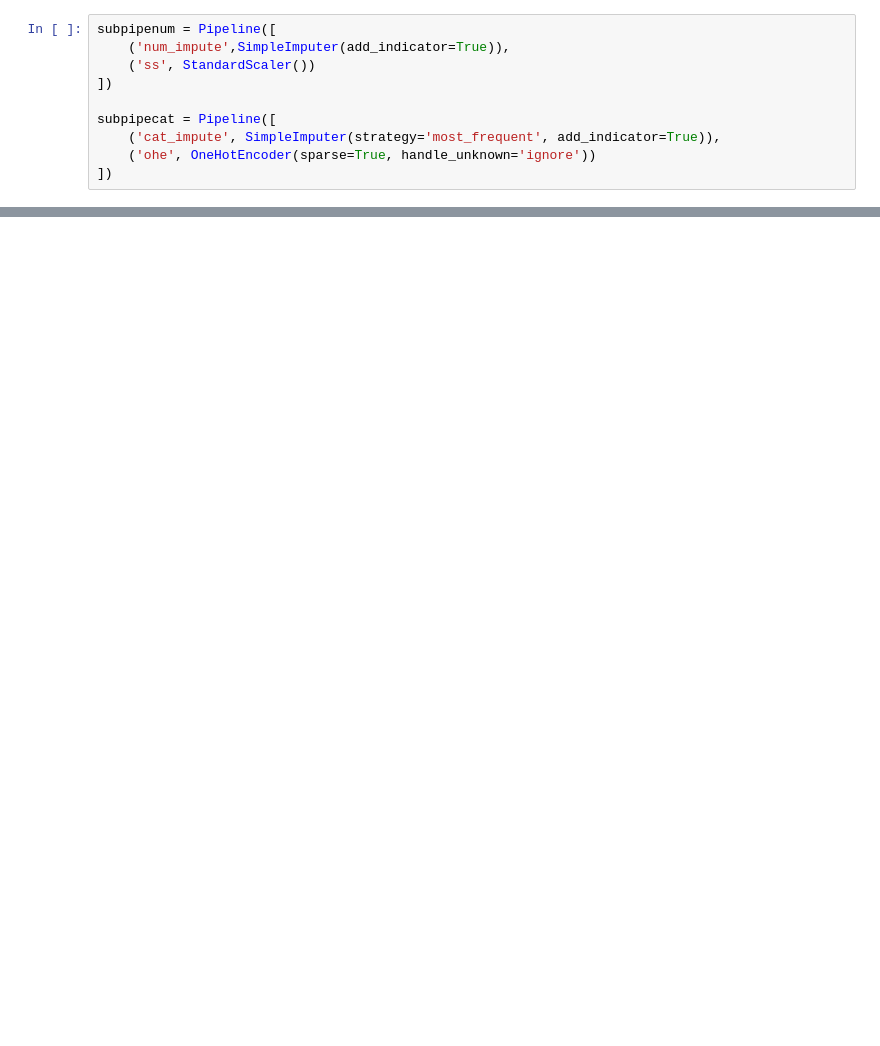
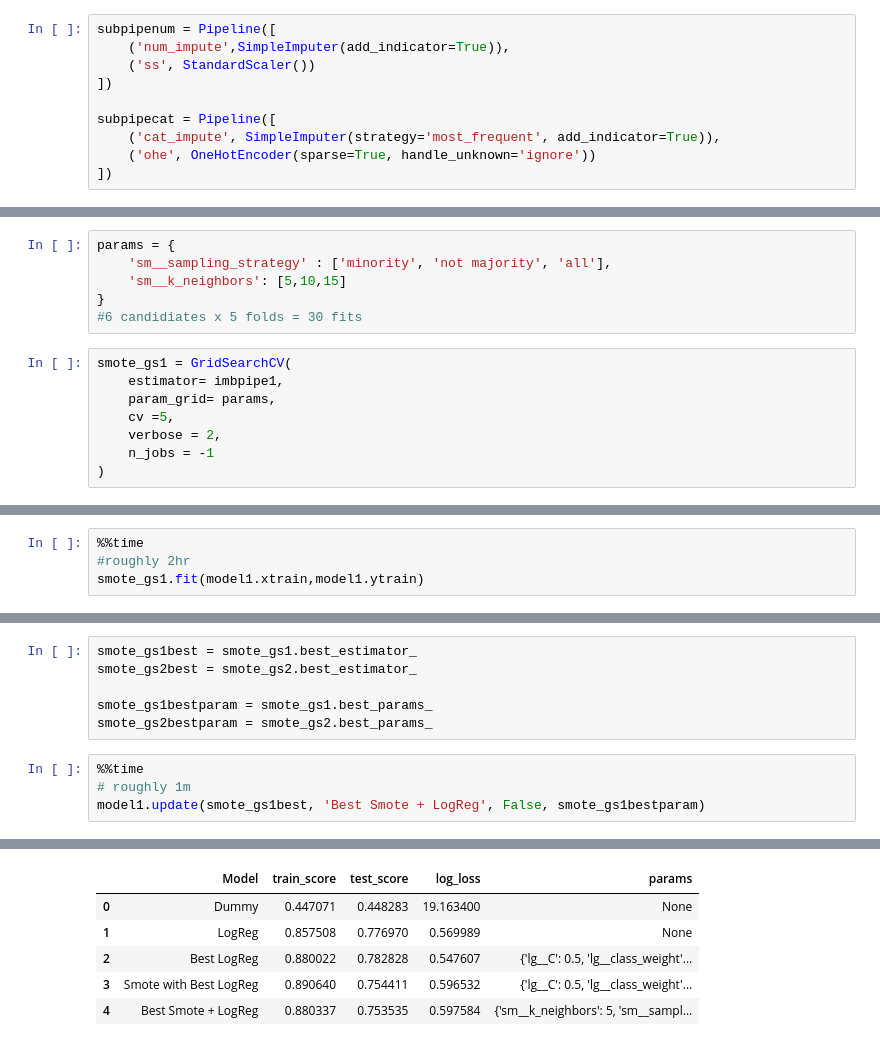
Before and after one commit to irwin-lam/PumpItUp, a Jupyter notebook: Modeling.ipynb, the cells around one changed output, grey strips where cells are left out. Cells and saved outputs as stored; diff of their text form; blank space fills up the shorter version.

Commit message:
finished modeling

```diff
--- a/Modeling.ipynb
+++ b/Modeling.ipynb
@@ -307,0 +374,14 @@ TypeError: PCA does not support sparse input. See TruncatedSVD for a possible al
+# %%
+params = {
+    'sm__sampling_strategy' : ['minority', 'not majority', 'all'],
+    'sm__k_neighbors': [5,10,15]
+}
+#6 candidiates x 5 folds = 30 fits
+# %%
+smote_gs1 = GridSearchCV(
+    estimator= imbpipe1,
+    param_grid= params,
+    cv =5,
+    verbose = 2,
+    n_jobs = -1
+)
@@ -307,0 +396,4 @@ TypeError: PCA does not support sparse input. See TruncatedSVD for a possible al
+# %%
+%%time
+#roughly 2hr
+smote_gs1.fit(model1.xtrain,model1.ytrain)
@@ -307,0 +450,11 @@ TypeError: PCA does not support sparse input. See TruncatedSVD for a possible al
+# %%
+smote_gs1best = smote_gs1.best_estimator_
+smote_gs2best = smote_gs2.best_estimator_
+
+smote_gs1bestparam = smote_gs1.best_params_
+smote_gs2bestparam = smote_gs2.best_params_
+# %%
+%%time
+# roughly 1m
+model1.update(smote_gs1best, 'Best Smote + LogReg', False, smote_gs1bestparam)
+# %% [output]
@@ -307,0 +462,6 @@ TypeError: PCA does not support sparse input. See TruncatedSVD for a possible al
+|  | Model | train_score | test_score | log_loss | params |
+| 0 | Dummy | 0.447071 | 0.448283 | 19.163400 | None |
+| 1 | LogReg | 0.857508 | 0.776970 | 0.569989 | None |
+| 2 | Best LogReg | 0.880022 | 0.782828 | 0.547607 | {'lg__C': 0.5, 'lg__class_weight'... |
+| 3 | Smote with Best LogReg | 0.890640 | 0.754411 | 0.596532 | {'lg__C': 0.5, 'lg__class_weight'... |
+| 4 | Best Smote + LogReg | 0.880337 | 0.753535 | 0.597584 | {'sm__k_neighbors': 5, 'sm__sampl... |
```
Also changed, not shown: parts of 64 cells of this notebook.
